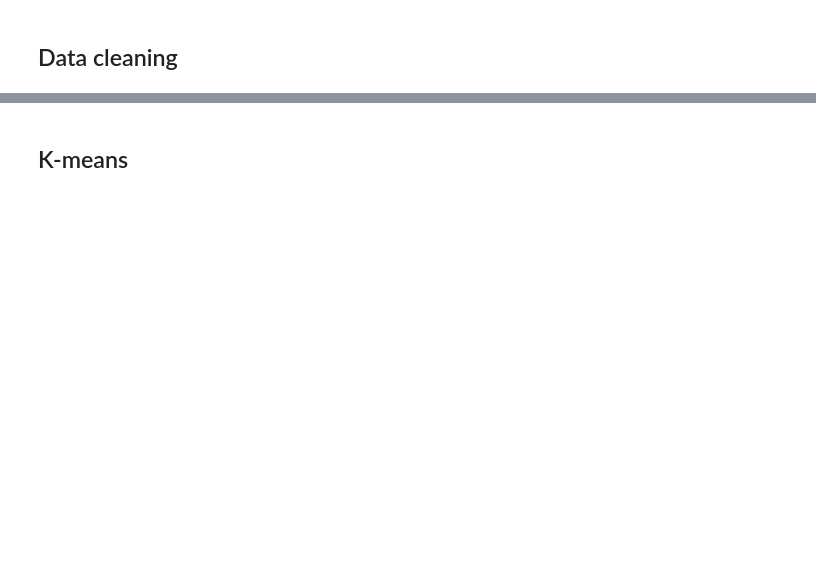
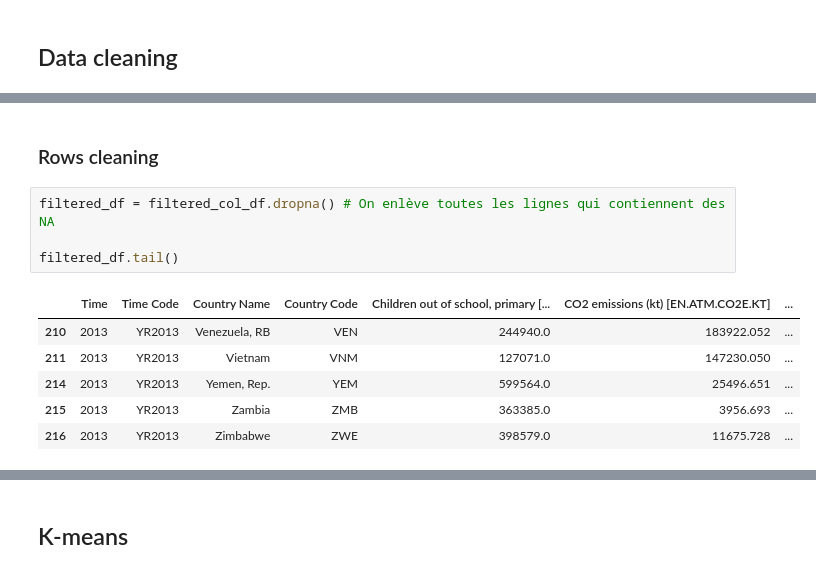
Before and after one commit to LisaNicvert/IA_project, a Jupyter notebook: Project_IA_Clustering.ipynb, the cells around one changed output, grey strips where cells are left out. Saved outputs shown, nothing was run; the diff lists cells and outputs as text; blank space fills up the shorter version.

```diff
--- a/Project_IA_Clustering.ipynb
+++ b/Project_IA_Clustering.ipynb
@@ -31,0 +89,13 @@ df.tail()
+# %% [markdown]
+### Rows cleaning
+# %%
+filtered_df = filtered_col_df.dropna() # On enlève toutes les lignes qui contiennent des NA
+
+filtered_df.tail()
+# %% [output]
+|  | Time | Time Code | Country Name | Country Code | Children out of school, primary [... | CO2 emissions (kt) [EN.ATM.CO2E.KT] | ... |
+| 210 | 2013 | YR2013 | Venezuela, RB | VEN | 244940.0 | 183922.052 | ... |
+| 211 | 2013 | YR2013 | Vietnam | VNM | 127071.0 | 147230.050 | ... |
+| 214 | 2013 | YR2013 | Yemen, Rep. | YEM | 599564.0 | 25496.651 | ... |
+| 215 | 2013 | YR2013 | Zambia | ZMB | 363385.0 | 3956.693 | ... |
+| 216 | 2013 | YR2013 | Zimbabwe | ZWE | 398579.0 | 11675.728 | ... |
```
Also changed, not shown: parts of 9 cells of this notebook.
